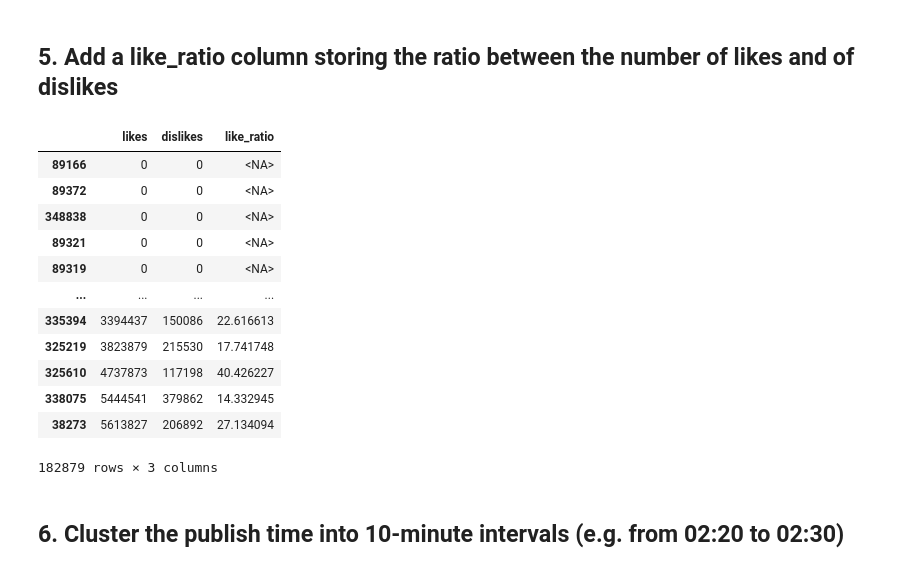
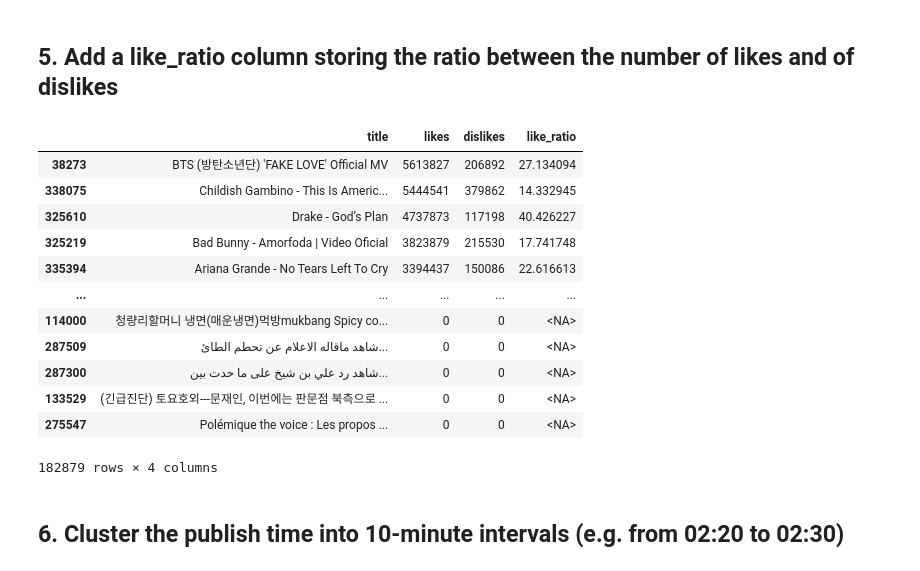
Before and after one commit to abbasudo/Trending-YouTube-Analysis, a Jupyter notebook: youtube.ipynb, the cells around one changed output. Saved outputs shown, nothing was run; the diff lists cells and outputs as text; code cells hidden in the pictures.

```diff
--- a/youtube.ipynb
+++ b/youtube.ipynb
@@ -161,23 +174,23 @@ excluded
 # %%
 dislikes = unique_df['dislikes'].replace(0, pd.NA)
 likes = unique_df['likes'].replace(0, pd.NA)
 
 unique_df['like_ratio'] = likes / dislikes
-unique_df[['likes', 'dislikes', 'like_ratio']]
+unique_df[['title','likes', 'dislikes', 'like_ratio']].sort_values('likes', ascending=False)
 # %% [output]
-|  | likes | dislikes | like_ratio |
-| 89166 | 0 | 0 | <NA> |
-| 89372 | 0 | 0 | <NA> |
-| 348838 | 0 | 0 | <NA> |
-| 89321 | 0 | 0 | <NA> |
-| 89319 | 0 | 0 | <NA> |
-| ... | ... | ... | ... |
-| 335394 | 3394437 | 150086 | 22.616613 |
-| 325219 | 3823879 | 215530 | 17.741748 |
-| 325610 | 4737873 | 117198 | 40.426227 |
-| 338075 | 5444541 | 379862 | 14.332945 |
-| 38273 | 5613827 | 206892 | 27.134094 |
+|  | title | likes | dislikes | like_ratio |
+| 38273 | BTS (방탄소년단) 'FAKE LOVE' Official MV | 5613827 | 206892 | 27.134094 |
+| 338075 | Childish Gambino - This Is Americ... | 5444541 | 379862 | 14.332945 |
+| 325610 | Drake - God’s Plan | 4737873 | 117198 | 40.426227 |
+| 325219 | Bad Bunny - Amorfoda | Video Oficial | 3823879 | 215530 | 17.741748 |
+| 335394 | Ariana Grande - No Tears Left To Cry | 3394437 | 150086 | 22.616613 |
+| ... | ... | ... | ... | ... |
+| 114000 | 청량리할머니 냉면(매운냉면)먹방mukbang Spicy co... | 0 | 0 | <NA> |
+| 287509 | شاهد ماقاله الاعلام عن تحطم الطائ... | 0 | 0 | <NA> |
+| 287300 | شاهد رد علي بن شيخ على ما حدت بين... | 0 | 0 | <NA> |
+| 133529 | (긴급진단) 토요호외---문재인, 이번에는 판문점 북측으로 ... | 0 | 0 | <NA> |
+| 275547 | Polémique the voice : Les propos ... | 0 | 0 | <NA> |
-182879 rows × 3 columns
+182879 rows × 4 columns
 # %% [markdown]
 ## 6. Cluster the publish time into 10-minute intervals (e.g. from 02:20 to 02:30)
 # %%
```
Also changed, not shown: parts of 4 cells of this notebook.
